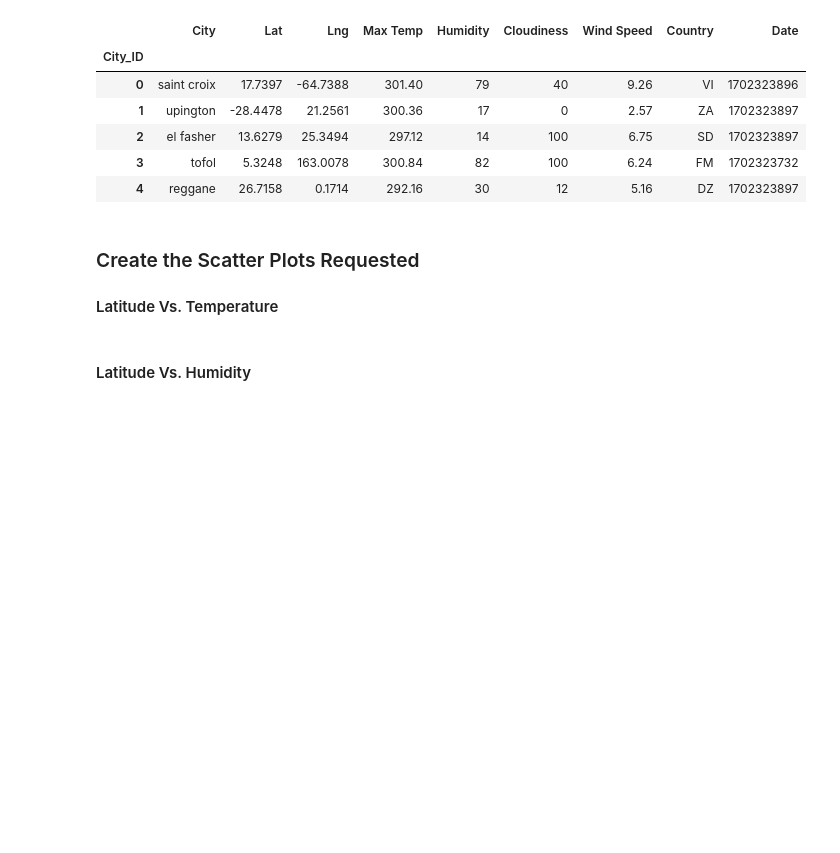
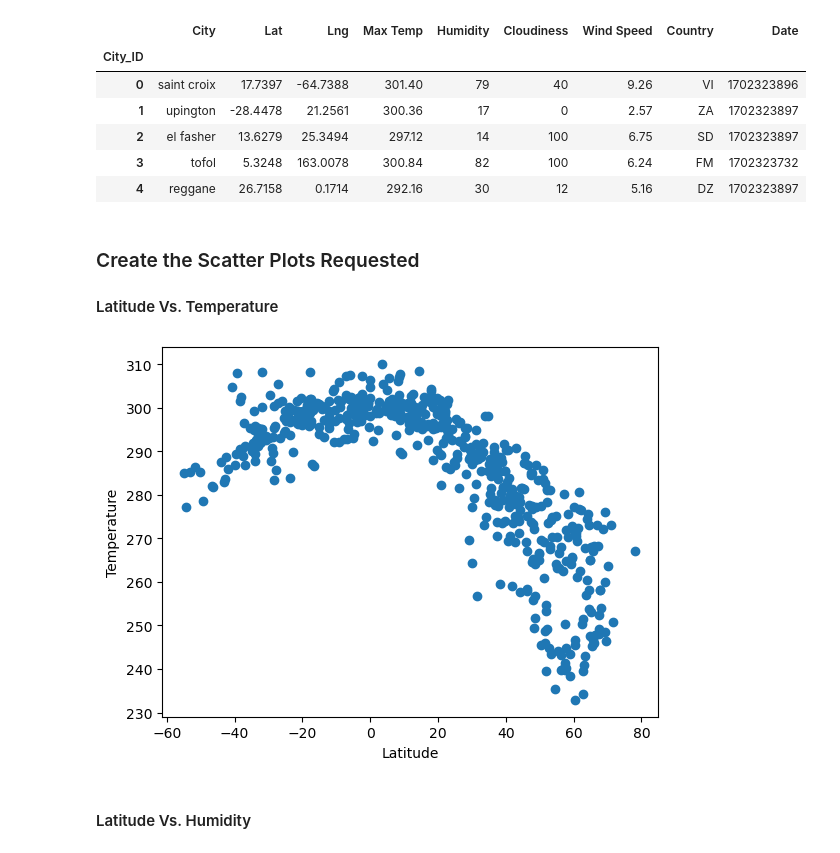
Before and after one commit to KDR9577/python-api-challenge, a Jupyter notebook: WeatherPy/WeatherPy.ipynb, the cells around one changed output. Drawn from its saved outputs; the diff is of its cells as text; code cells hidden in the pictures; blank space fills up the shorter version.

```diff
--- a/WeatherPy/WeatherPy.ipynb
+++ b/WeatherPy/WeatherPy.ipynb
@@ -217,16 +217,22 @@ city_data_df2.head()
 #### Latitude Vs. Temperature
 # %%
 # Build scatter plot for latitude vs. temperature
-plt.scatter
+x_values = city_data_df2['Lat']
+y_values = city_data_df2['Max Temp']
+plt.scatter(x_values,y_values)
+
 
 # Incorporate the other graph properties
-# YOUR CODE HERE
+plt.xlabel('Latitude')
+plt.ylabel('Temperature')
 
 # Save the figure
 plt.savefig("output_data/Fig1.png")
 
 # Show plot
 plt.show()
+# %% [output]
+[figure, added]
 # %% [markdown]
 #### Latitude Vs. Humidity
 # %%
```
Also changed, not shown: parts of 4 cells of this notebook, 2 other files.
